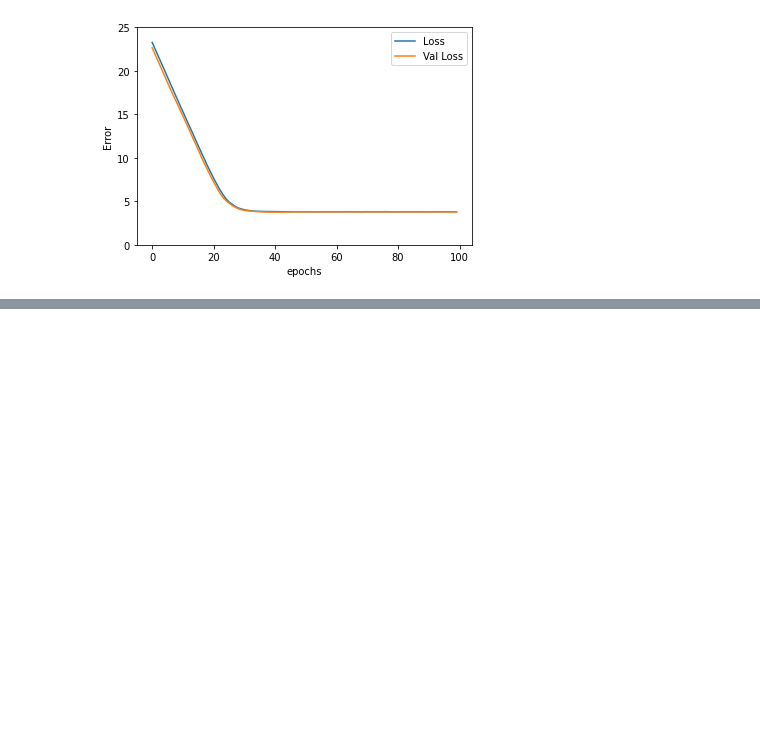
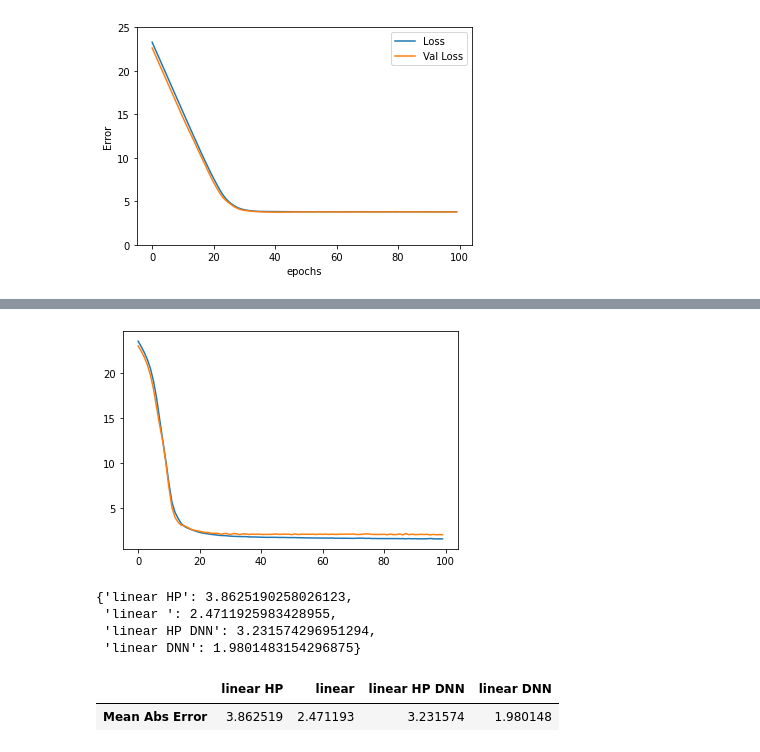
Before and after one commit to agvar/mec-mini-projects, a Jupyter notebook: EDA/auto_mpg_keras.ipynb, the cells around one changed output, grey strips where cells are left out. Cells and saved outputs as stored; diff of their text form; code cells hidden in the pictures; blank space fills up the shorter version.

```diff
--- a/EDA/auto_mpg_keras.ipynb
+++ b/EDA/auto_mpg_keras.ipynb
@@ -363,0 +390,8 @@ plt.plot(hist['val_loss'],label='val_loss');
+# %%
+# using all features
+#create the normalization layer
+hp_normalizer=layers.Normalization(axis=-1)
+hp_normalizer.adapt(np.array(df_train_X))
+
+model=create_compile_model(hp_normalizer)
+model.summary()
@@ -363,0 +417,6 @@ plt.plot(hist['val_loss'],label='val_loss');
+# %%
+history=model.fit(df_train_X,df_train_y,epochs=100,verbose=None,validation_split=0.2)
+# %%
+hist=pd.DataFrame(history.history)
+hist['epoch']=history.epoch
+hist
@@ -363,0 +437,19 @@ plt.plot(hist['val_loss'],label='val_loss');
+# %%
+plt.plot(hist['loss'])
+plt.plot(hist['val_loss']);
+# %% [output]
+[figure, added]
+# %%
+test_value=model.evaluate(df_test_X,df_test_y,verbose=None)
+test_results['linear DNN']=test_value
+test_results
+# %% [output]
+{'linear HP': 3.8625190258026123,
+ 'linear ': 2.4711925983428955,
+ 'linear HP DNN': 3.231574296951294,
+ 'linear DNN': 1.9801483154296875}
+# %%
+pd.DataFrame(test_results,index=['Mean Abs Error'])
+# %% [output]
+|  | linear HP | linear | linear HP DNN | linear DNN |
+| Mean Abs Error | 3.862519 | 2.471193 | 3.231574 | 1.980148 |
```
Also changed, not shown: parts of 16 cells of this notebook, 3 other files.
